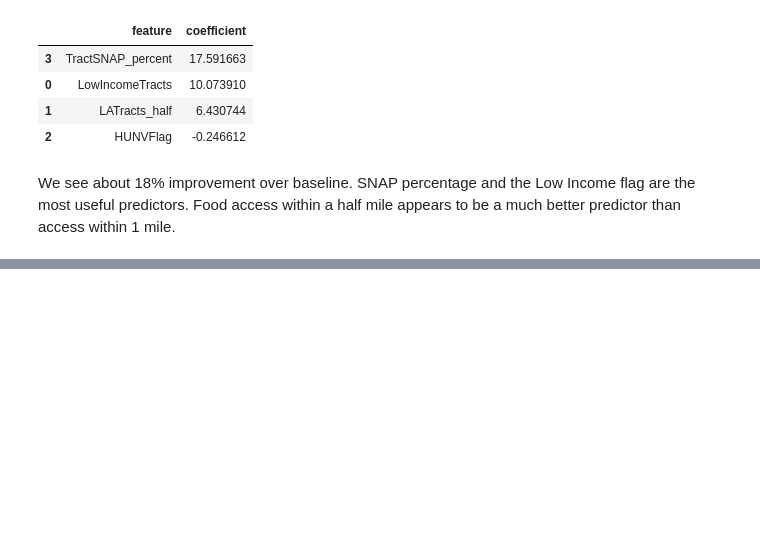
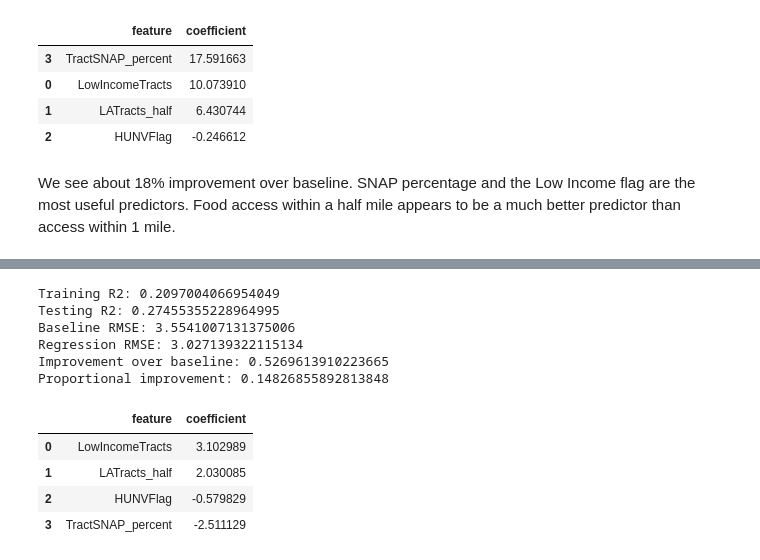
Before and after one commit to kathysimon99/food_deserts_chicago, a Jupyter notebook: desert_outcome_prediction.ipynb, the cells around one changed output, grey strips where cells are left out. Cells and saved outputs as stored; diff of their text form; code cells hidden in the pictures; blank space fills up the shorter version.

```diff
--- a/desert_outcome_prediction.ipynb
+++ b/desert_outcome_prediction.ipynb
@@ -79,0 +98,14 @@ We see about 18% improvement over baseline. SNAP percentage and the Low Income f
+# %%
+linear_fit(food_diabetes, cols_half_mile, 'HCSDIAP_2016-2018')
+# %% [output]
+Training R2: 0.2097004066954049
+Testing R2: 0.27455355228964995
+Baseline RMSE: 3.5541007131375006
+Regression RMSE: 3.027139322115134
+Improvement over baseline: 0.5269613910223665
+Proportional improvement: 0.14826855892813848
+|  | feature | coefficient |
+| 0 | LowIncomeTracts | 3.102989 |
+| 1 | LATracts_half | 2.030085 |
+| 2 | HUNVFlag | -0.579829 |
+| 3 | TractSNAP_percent | -2.511129 |
```
Also changed, not shown: parts of 6 cells of this notebook, 3 other files.
